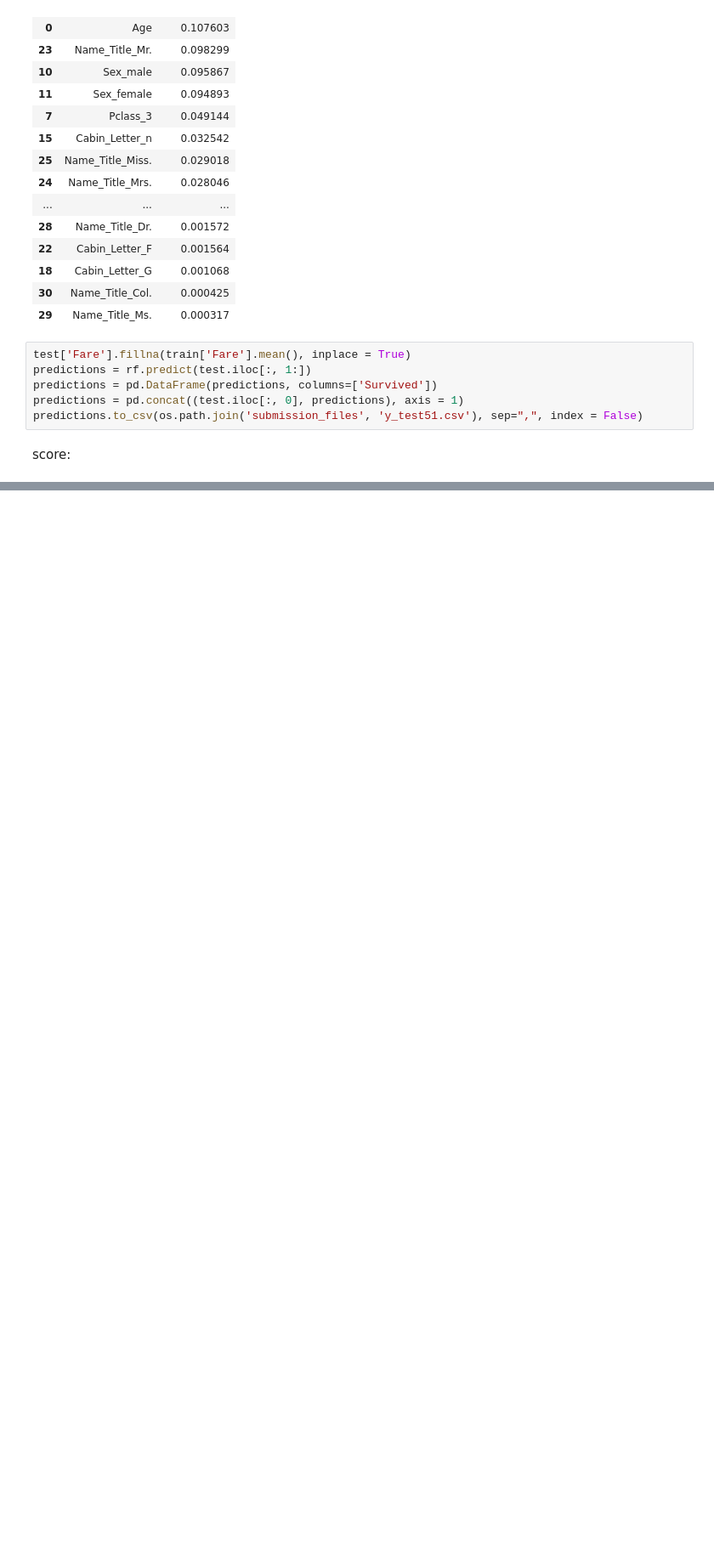
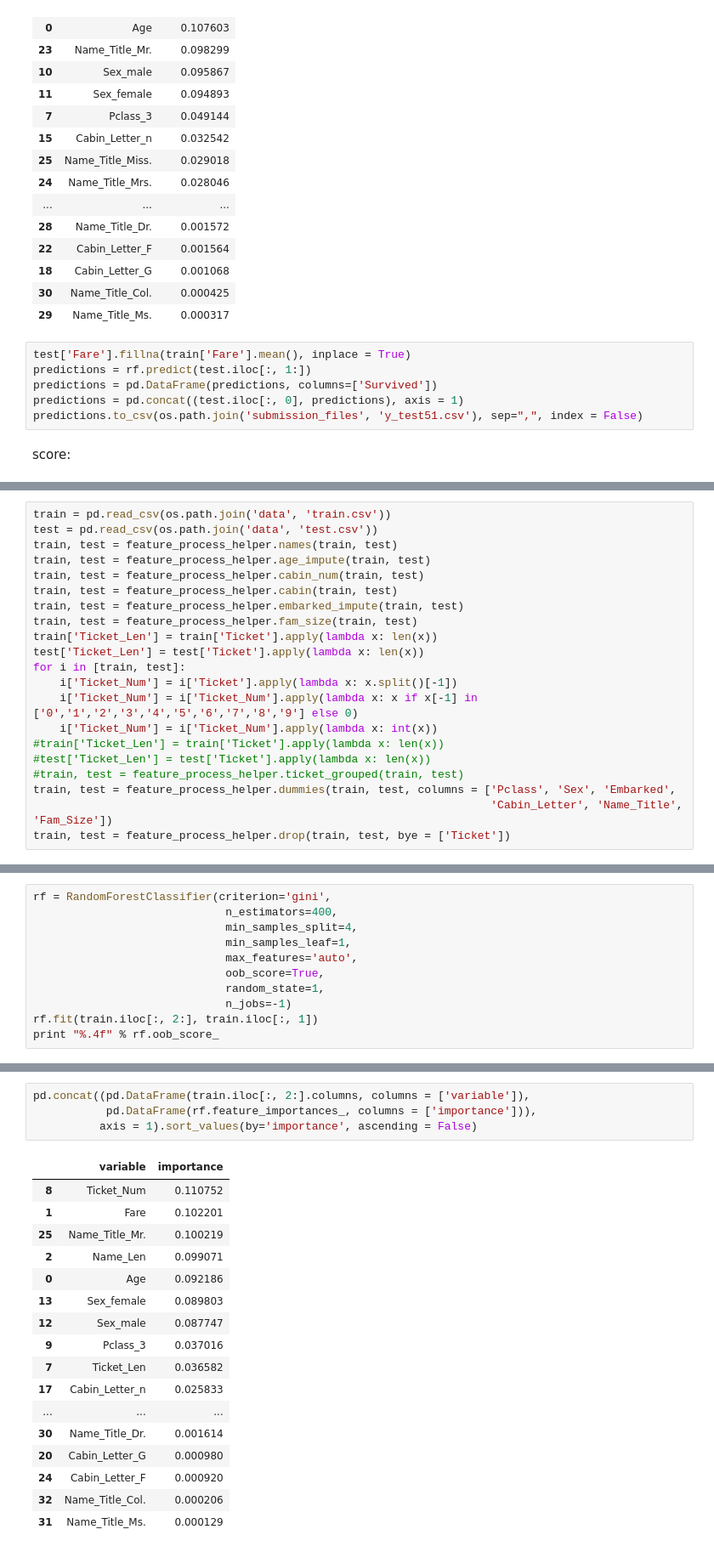
Before and after one commit to zlatankr/Projects, a Jupyter notebook: Titanic/random_forest.ipynb, the cells around one changed output, grey strips where cells are left out. Shown at 85% size. Drawn from its saved outputs; the diff is of its cells as text; blank space fills up the shorter version.

```diff
--- a/Titanic/random_forest.ipynb
+++ b/Titanic/random_forest.ipynb
@@ -2326,0 +2642,21 @@ score:
+# %%
+train = pd.read_csv(os.path.join('data', 'train.csv'))
+test = pd.read_csv(os.path.join('data', 'test.csv'))
+train, test = feature_process_helper.names(train, test)
+train, test = feature_process_helper.age_impute(train, test)
+train, test = feature_process_helper.cabin_num(train, test)
+train, test = feature_process_helper.cabin(train, test)
+train, test = feature_process_helper.embarked_impute(train, test)
+train, test = feature_process_helper.fam_size(train, test)
+train['Ticket_Len'] = train['Ticket'].apply(lambda x: len(x))
+test['Ticket_Len'] = test['Ticket'].apply(lambda x: len(x))
+for i in [train, test]:
+    i['Ticket_Num'] = i['Ticket'].apply(lambda x: x.split()[-1])
+    i['Ticket_Num'] = i['Ticket_Num'].apply(lambda x: x if x[-1] in ['0','1','2','3','4','5','6','7','8','9'] else 0)
+    i['Ticket_Num'] = i['Ticket_Num'].apply(lambda x: int(x))
+#train['Ticket_Len'] = train['Ticket'].apply(lambda x: len(x))
+#test['Ticket_Len'] = test['Ticket'].apply(lambda x: len(x))
+#train, test = feature_process_helper.ticket_grouped(train, test)
+train, test = feature_process_helper.dummies(train, test, columns = ['Pclass', 'Sex', 'Embarked',
+                                                                     'Cabin_Letter', 'Name_Title', 'Fam_Size'])
+train, test = feature_process_helper.drop(train, test, bye = ['Ticket'])
@@ -2326,0 +2691,11 @@ score:
+# %%
+rf = RandomForestClassifier(criterion='gini',
+                             n_estimators=400,
+                             min_samples_split=4,
+                             min_samples_leaf=1,
+                             max_features='auto',
+                             oob_score=True,
+                             random_state=1,
+                             n_jobs=-1)
+rf.fit(train.iloc[:, 2:], train.iloc[:, 1])
+print "%.4f" % rf.oob_score_
@@ -2326,0 +2704,22 @@ score:
+# %%
+pd.concat((pd.DataFrame(train.iloc[:, 2:].columns, columns = ['variable']),
+           pd.DataFrame(rf.feature_importances_, columns = ['importance'])),
+          axis = 1).sort_values(by='importance', ascending = False)
+# %% [output]
+|  | variable | importance |
+| 8 | Ticket_Num | 0.110752 |
+| 1 | Fare | 0.102201 |
+| 25 | Name_Title_Mr. | 0.100219 |
+| 2 | Name_Len | 0.099071 |
+| 0 | Age | 0.092186 |
+| 13 | Sex_female | 0.089803 |
+| 12 | Sex_male | 0.087747 |
+| 9 | Pclass_3 | 0.037016 |
+| 7 | Ticket_Len | 0.036582 |
+| 17 | Cabin_Letter_n | 0.025833 |
+| ... | ... | ... |
+| 30 | Name_Title_Dr. | 0.001614 |
+| 20 | Cabin_Letter_G | 0.000980 |
+| 24 | Cabin_Letter_F | 0.000920 |
+| 32 | Name_Title_Col. | 0.000206 |
+| 31 | Name_Title_Ms. | 0.000129 |
```
Also changed, not shown: parts of 181 cells of this notebook, 20 other files.
